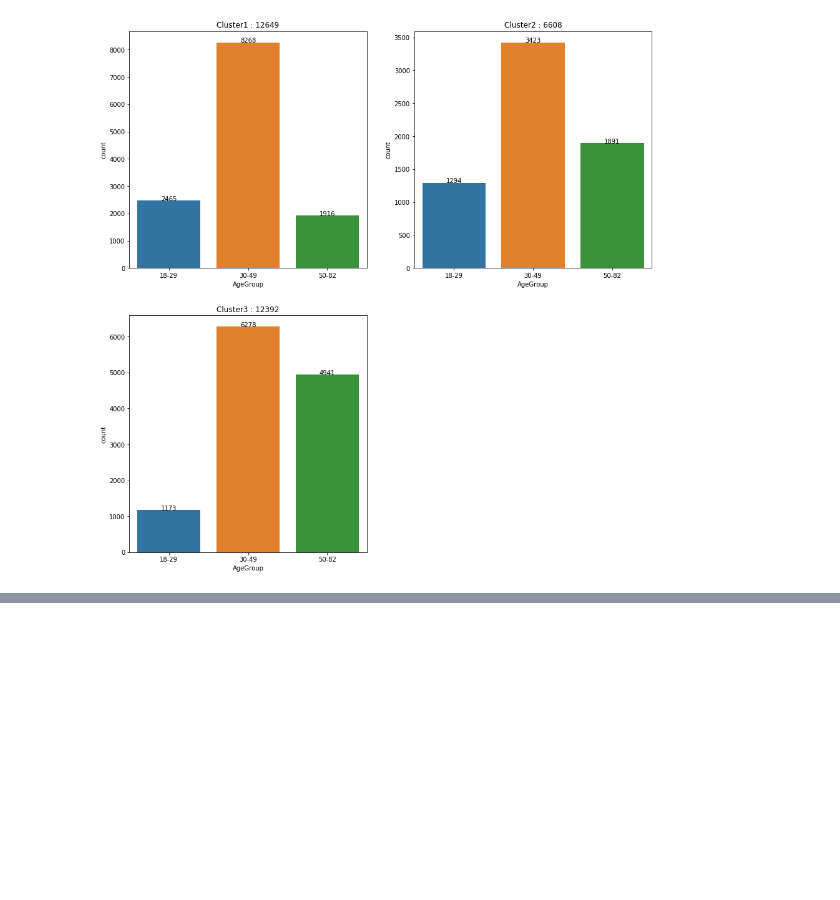
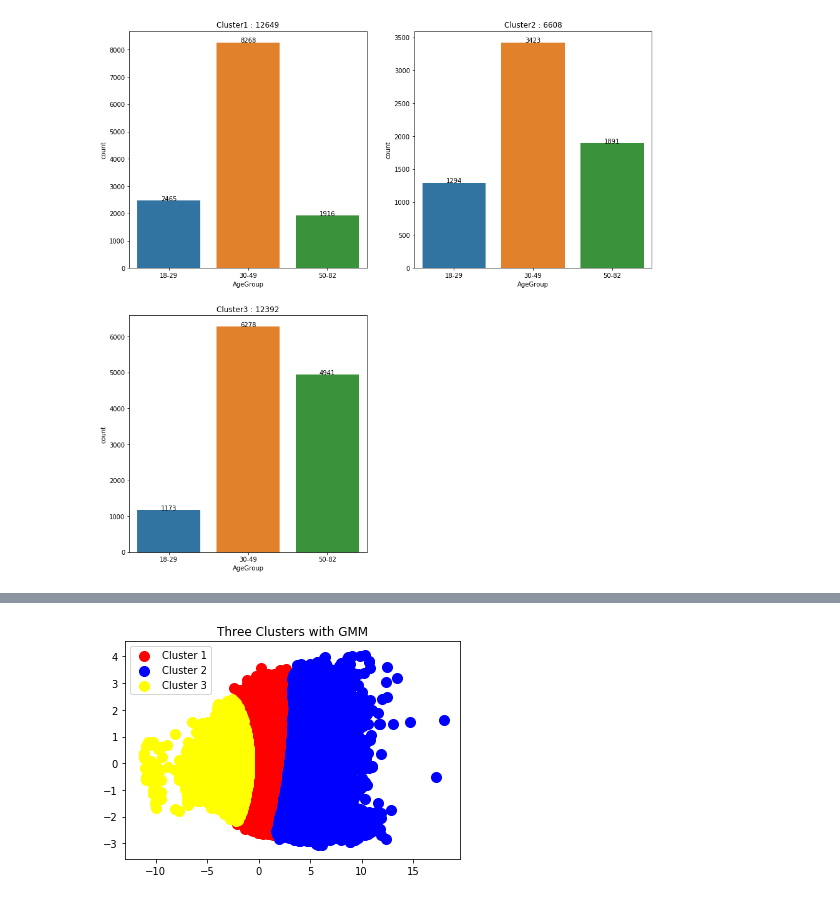
Before and after one commit to fazel74/Thinkful, a Jupyter notebook: 32.10.Unsupervised-Learning-Challenge.ipynb, the cells around one changed output, grey strips where cells are left out. Drawn from its saved outputs; the diff is of its cells as text; code cells hidden in the pictures; blank space fills up the shorter version.

```diff
--- a/32.10.Unsupervised-Learning-Challenge.ipynb
+++ b/32.10.Unsupervised-Learning-Challenge.ipynb
@@ -381,0 +404,24 @@ plt.show()
+# %%
+# Fit the model
+clusters = GaussianMixture(n_components=3, random_state=123)
+preds = clusters.fit_predict(X_pca)
+X_pred = df_2014.copy()
+X_pred['cluster_assignment'] = preds
+
+X_pca_l['cluster_assignment'] = preds
+
+cluster_dataframes = {}
+cluster_dataframes[0] = X_pred.loc[X_pred['cluster_assignment'] == 0] # First cluster
+cluster_dataframes[1] = X_pred.loc[X_pred['cluster_assignment'] == 1] # Second cluster
+cluster_dataframes[2] = X_pred.loc[X_pred['cluster_assignment'] == 2] # Third cluster
+# %%
+#Visualizing the solution of three clusters
+
+plt.scatter(X_pca_l.label1[X_pca_l['cluster_assignment'] == 0], X_pca_l.label2[X_pca_l['cluster_assignment'] == 0], s = 100, c = 'red', label = 'Cluster 1')
+plt.scatter(X_pca_l.label1[X_pca_l['cluster_assignment'] == 1], X_pca_l.label2[X_pca_l['cluster_assignment'] == 1], s = 100, c = 'blue', label = 'Cluster 2')
+plt.scatter(X_pca_l.label1[X_pca_l['cluster_assignment'] == 2], X_pca_l.label2[X_pca_l['cluster_assignment'] == 2], s = 100, c = 'yellow', label = 'Cluster 3')
+plt.title('Three Clusters with GMM')
+plt.legend()
+plt.show()
+# %% [output]
+[figure, added]
```
Also changed, not shown: parts of 14 cells of this notebook.
